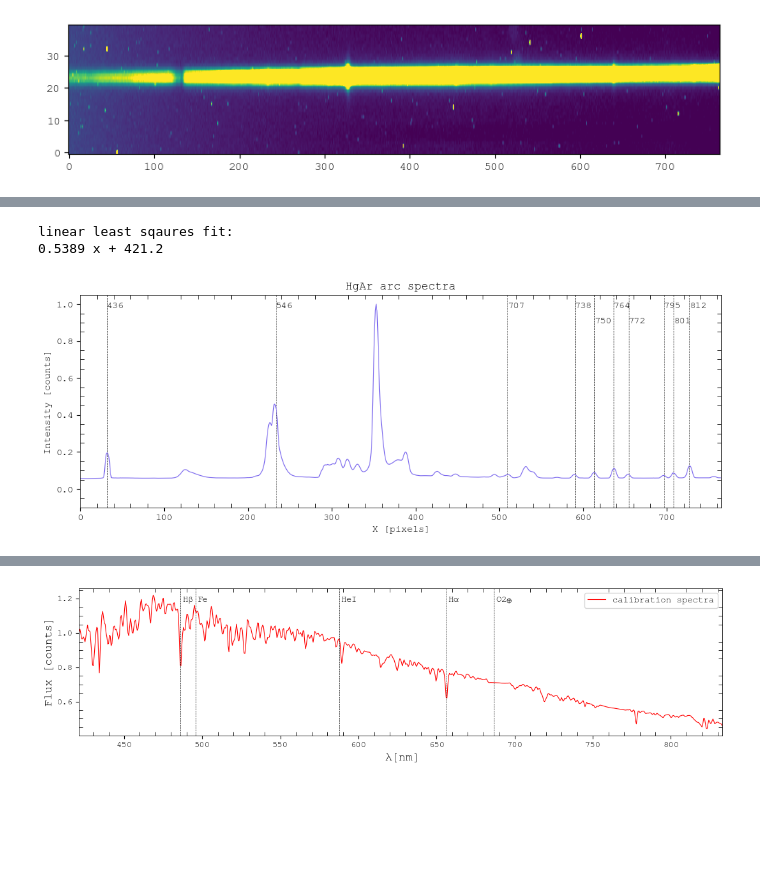
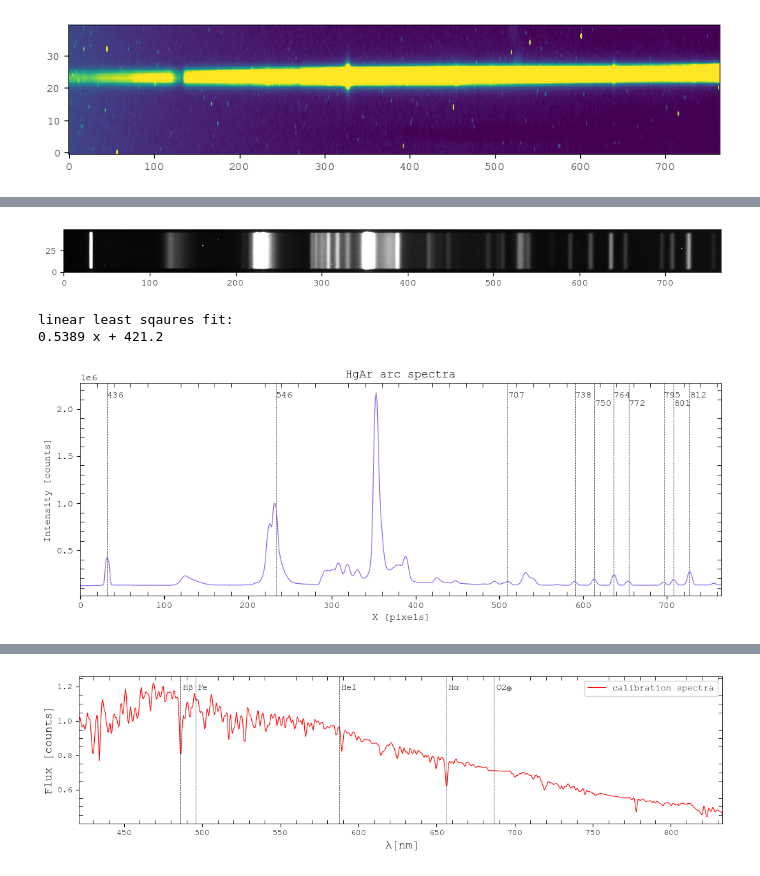
Before and after one commit to elkogerville/ASTROPHYSICS, a Jupyter notebook: SPECTRUM ANALYSIS/Pcygni_Spectra_Calibration.ipynb, the cells around one changed output, grey strips where cells are left out. Drawn from its saved outputs; the diff is of its cells as text; code cells hidden in the pictures; blank space fills up the shorter version.

```diff
--- a/SPECTRUM ANALYSIS/Pcygni_Spectra_Calibration.ipynb
+++ b/SPECTRUM ANALYSIS/Pcygni_Spectra_Calibration.ipynb
@@ -200,8 +209,9 @@ def extract_spectral_continuum(data, x_pixels, model, window_range = 7):
     Output
     ------
     extracted_continuum: np.ndarray[np.float64]
-        (M,) shaped array representing the normalized extracted spectral order at every x_pixel value
+        (M,) shaped array representing the extracted spectral order at every x_pixel value
         this is the raw extracted spectrum flux before wavelength calibration
+        the spectrum is flipped such that bluer wavelengths are to the left
     '''
     window_size = int(window_range*2+1)
     # 15xN data array to store the flux values in a ±7 pixel window centered at the peak y index of each x-pixel
@@ -216,8 +226,6 @@ def extract_spectral_continuum(data, x_pixels, model, window_range = 7):
     continuum_array = data[flux_window_idx, x_pixels]
     # sum the flux values along the y axis into a (M,) shaped array
     extracted_continuum = np.sum(continuum_array, axis = 0)
-    # normalize the extracted continuum
-    extracted_continuum = extracted_continuum / np.max(extracted_continuum)
 
     return extracted_continuum[::-1]
 
@@ -236,3 +238,12 @@ plt.show()
+# %%
+data = arc_calibrated[115:165,:][:, ::-1]
+plt.figure(figsize = (12,4))
+plt.rcParams['font.family'] = 'courier new'
+plt.imshow(data, vmax = np.percentile(data, 96), origin = 'lower', cmap = 'gray')
+plt.xlim(0,765)
+plt.show()
+# %% [output]
+[figure, added]
 # %%
 # location of emission lines on image in pixels
 pixels = np.array([31.4, 233, 510, 590, 613.5, 636.1, 654.1, 696, 708, 727.0])
@@ -251,25 +262,27 @@ linear least sqaures fit:
 0.5389 x + 421.2
 # %%
 fig, ax = plt.subplots(figsize = (12, 4))
-
 plt.rcParams['font.family'] = 'courier new'
 ax.minorticks_on()
 ax.tick_params(which = 'minor', length = 4, direction = 'in', top = True, right = True)
 plt.rcParams['axes.linewidth'] = 0.6
-displacement = [0.98,0.98,0.98,0.98,0.9,0.98,0.9,0.98,0.9,0.98]
+displacement = [1.5,1.5,1.5,1.5,2.3,1.5,2.3,1.5,2.3,1.5]
+padding = 0.05 * (np.max(arc_extracted) - np.min(arc_extracted))
+ymin = np.min(arc_extracted) - padding
+ymax = np.max(arc_extracted) + padding
 for i, (pixel, wave) in enumerate(zip(pixels, HgAr_lines)):
-    plt.vlines(pixel, -0.1, 1.05, lw = 0.5, color = 'k', ls = '--')
-    plt.text(pixel, displacement[i], '{}'.format(int(np.round(wave))))
+    plt.vlines(pixel, ymin, ymax, lw = 0.5, color = 'k', ls = '--')
+    plt.text(pixel, ymax-padding*displacement[i], '{}'.format(int(np.round(wave))))
 
 plt.plot(arc_extracted, c = 'mediumslateblue', lw = 0.8)
 plt.xlim(0, 765)
-plt.ylim(-0.1, 1.05)
+plt.ylim(ymin, ymax)
 plt.title('HgAr arc spectra')
 plt.xlabel('X [pixels]')
 plt.ylabel('Intensity [counts]')
 plt.show()
 # %% [output]
-[figure, old version]
+[figure, new version]
 # %%
 def plot_spectra(wavelength, flux, label, color = 'darkslateblue'):
     fig, ax = plt.subplots(figsize = (13, 3))
```
Also changed, not shown: parts of 15 cells of this notebook.
